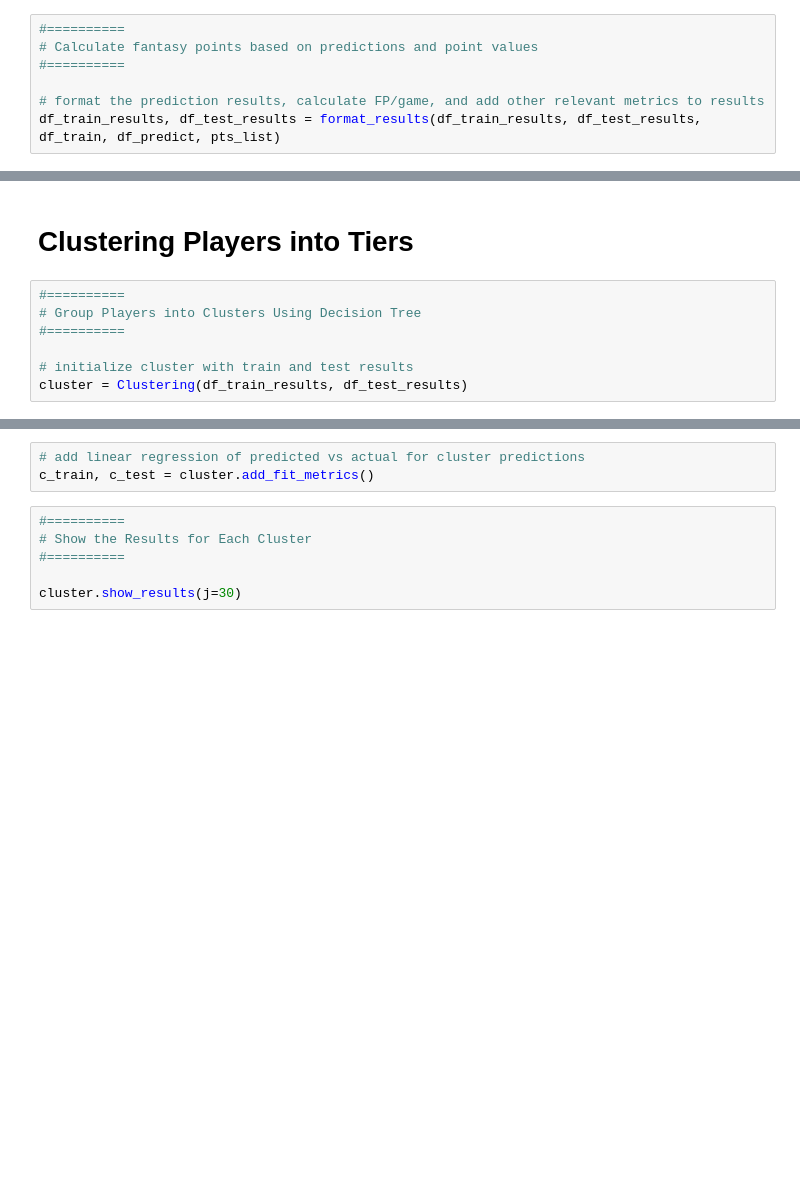
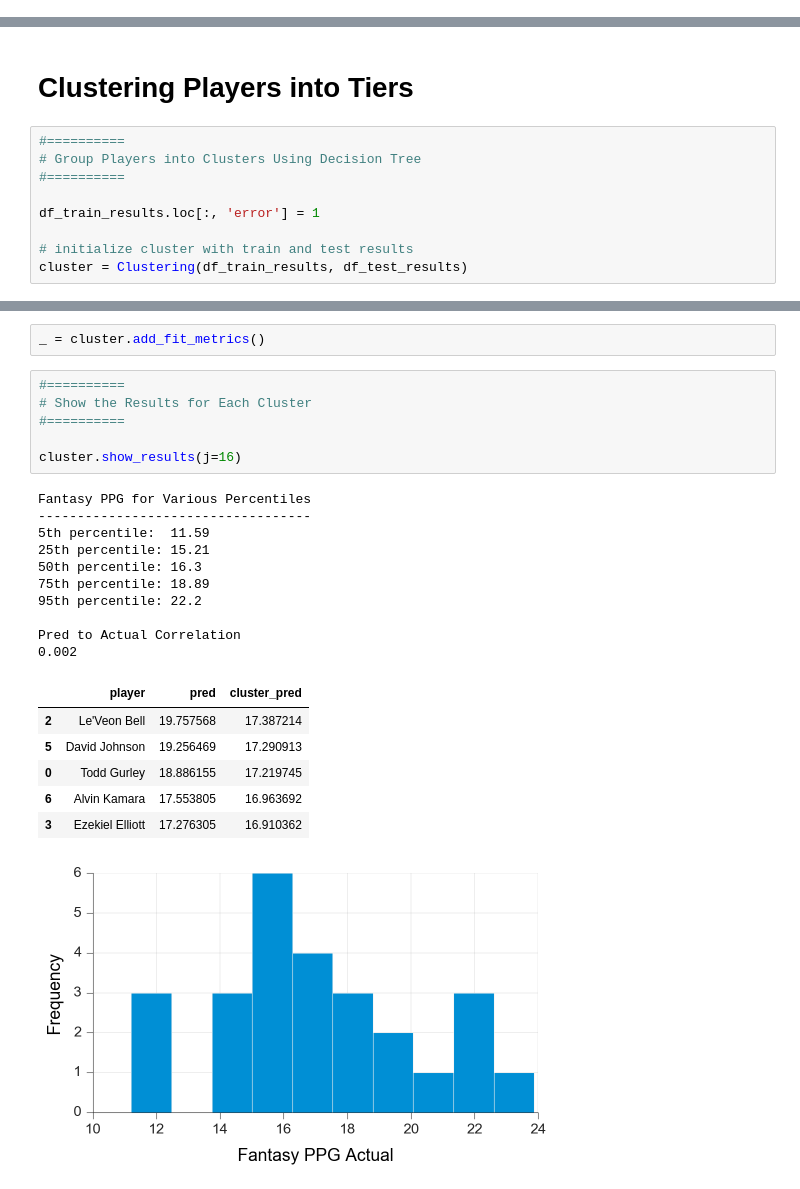
Before and after one commit to mborysiak/Fantasy_Football, a Jupyter notebook: Scripts/Analysis/Run_Model.ipynb, the cells around one changed output, grey strips where cells are left out. Cells and saved outputs as stored; diff of their text form; blank space fills up the shorter version.

```diff
--- a/Scripts/Analysis/Run_Model.ipynb
+++ b/Scripts/Analysis/Run_Model.ipynb
@@ -297,7 +434,0 @@ if plot_importance == True:
-# %%
-#==========
-# Calculate fantasy points based on predictions and point values
-#==========
-
-# format the prediction results, calculate FP/game, and add other relevant metrics to results
-df_train_results, df_test_results = format_results(df_train_results, df_test_results, df_train, df_predict, pts_list)
@@ -318,6 +456,8 @@ df_test_results.sort_values('pred').plot.barh(x='player', y='pred', figsize=(5,
 # Group Players into Clusters Using Decision Tree
 #==========
 
+df_train_results.loc[:, 'error'] = 1
+
 # initialize cluster with train and test results
 cluster = Clustering(df_train_results, df_test_results)
 # %%
@@ -326,9 +470,26 @@ cluster.fit_and_predict_tree()
-# %%
-# add linear regression of predicted vs actual for cluster predictions
-c_train, c_test = cluster.add_fit_metrics()
+# %%
+_ = cluster.add_fit_metrics()
 # %%
 #==========
 # Show the Results for Each Cluster
 #==========
 
-cluster.show_results(j=30)
+cluster.show_results(j=16)
+# %% [output]
+Fantasy PPG for Various Percentiles
+-----------------------------------
+5th percentile:  11.59
+25th percentile: 15.21
+50th percentile: 16.3
+75th percentile: 18.89
+95th percentile: 22.2
+
+Pred to Actual Correlation
+0.002
+|  | player | pred | cluster_pred |
+| 2 | Le'Veon Bell | 19.757568 | 17.387214 |
+| 5 | David Johnson | 19.256469 | 17.290913 |
+| 0 | Todd Gurley | 18.886155 | 17.219745 |
+| 6 | Alvin Kamara | 17.553805 | 16.963692 |
+| 3 | Ezekiel Elliott | 17.276305 | 16.910362 |
+[figure, added]
```
Also changed, not shown: parts of 15 cells of this notebook, 13 other files.
